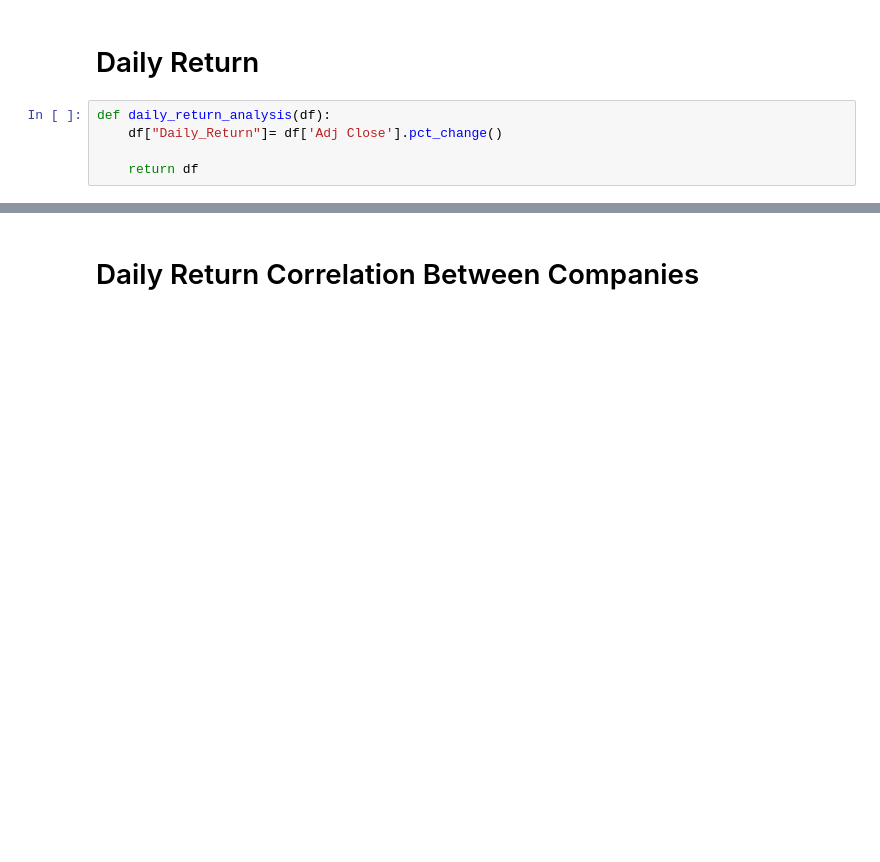
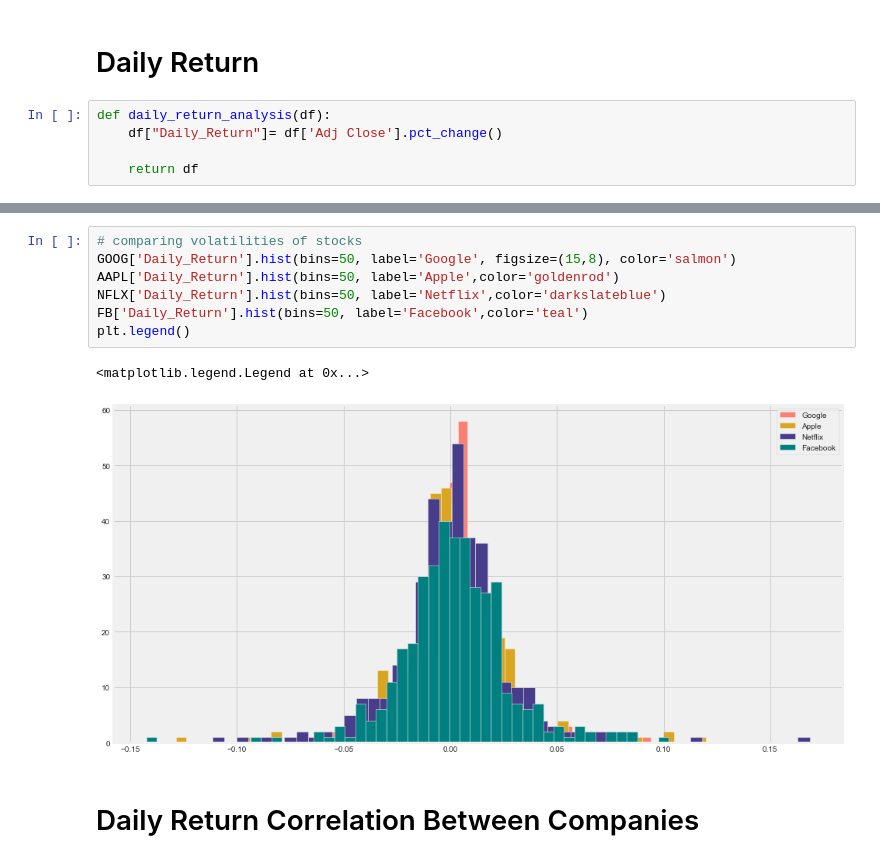
Before and after one commit to Tugba-Y/Stock-Market-Analysis, a Jupyter notebook: Stock-Market-Analysis.ipynb, the cells around one changed output, grey strips where cells are left out. Drawn from its saved outputs; the diff is of its cells as text; blank space fills up the shorter version.

```diff
--- a/Stock-Market-Analysis.ipynb
+++ b/Stock-Market-Analysis.ipynb
@@ -286,3 +276,13 @@ plt.tight_layout()
+# %%
+# comparing volatilities of stocks
+GOOG['Daily_Return'].hist(bins=50, label='Google', figsize=(15,8), color='salmon')
+AAPL['Daily_Return'].hist(bins=50, label='Apple',color='goldenrod')
+NFLX['Daily_Return'].hist(bins=50, label='Netflix',color='darkslateblue')
+FB['Daily_Return'].hist(bins=50, label='Facebook',color='teal')
+plt.legend()
+# %% [output]
+<matplotlib.legend.Legend at 0x...>
+[figure, added]
 # %% [markdown]
 # Daily Return Correlation Between Companies
 # %%
```
Also changed, not shown: parts of 24 cells of this notebook.
